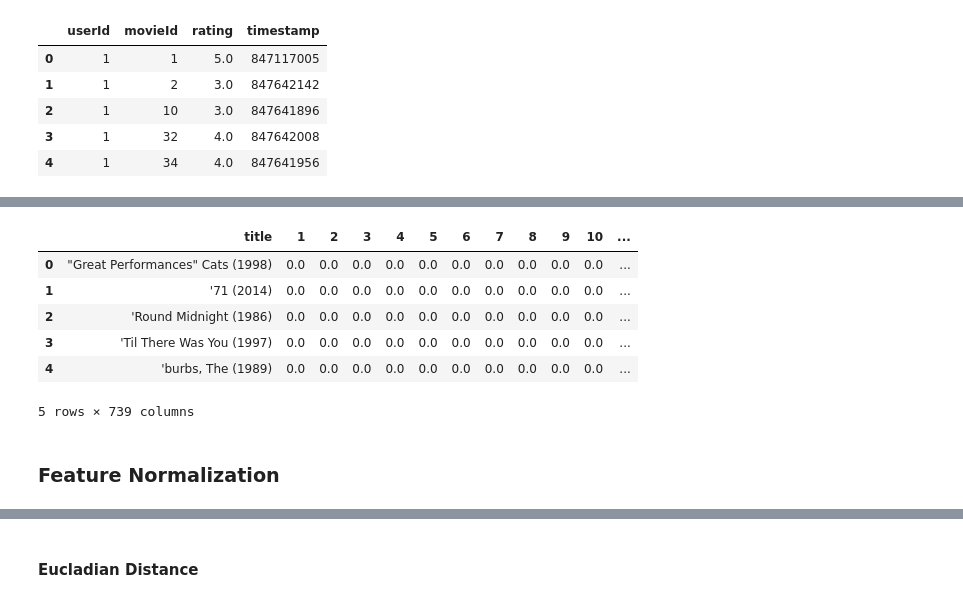
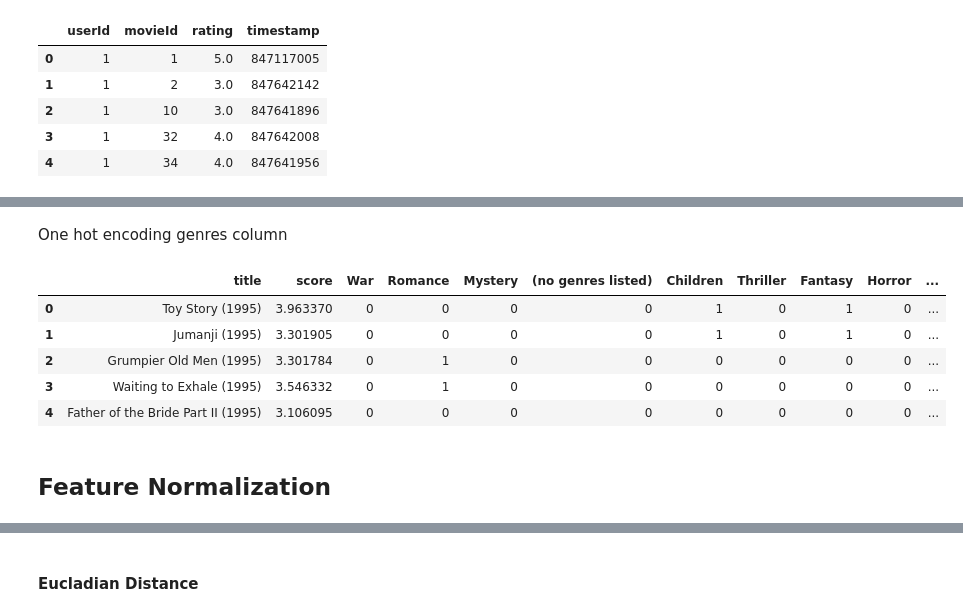
Before and after one commit to rpnugroho/Simple_KNN_from_Scratch, a Jupyter notebook: Movie_Recommendation_Using_Simple_KNN.ipynb, the cells around one changed output, grey strips where cells are left out. Saved outputs shown, nothing was run; the diff lists cells and outputs as text; code cells hidden in the pictures.

```diff
--- a/Movie_Recommendation_Using_Simple_KNN.ipynb
+++ b/Movie_Recommendation_Using_Simple_KNN.ipynb
@@ -37,0 +48,18 @@ pivot_df = df.pivot_table(index='title',columns='userId',values='rating').fillna
+# %%
+#calculate weighted rating for each movie
+content_based = pd.merge(movies[['movieId', 'title', 'genres']], ratings[['movieId', 'userId', 'rating']], on='movieId')
+avgRating = content_based.groupby('movieId').rating.mean().to_list()
+content_based = content_based.groupby(['movieId', 'title','genres']).rating.count().reset_index(name='numRating')
+content_based['avgRating'] = avgRating
+
+def imdb_weighted_rating(df, var=0.8):
+    v = df['numRating']
+    R = df['avgRating']
+    C = df['avgRating'].mean()
+    m = df['numRating'].quantile(var)
+
+    df['score'] = (v/(m + v))*R + (m/(m + v))*C
+    return df['score']
+
+imdb_weighted_rating(content_based)
+content_based.head()
@@ -38,23 +73,23 @@ pivot_df = df.pivot_table(index='title',columns='userId',values='rating').fillna
+# %% [markdown]
+One hot encoding genres column
 # %%
-#add genre column
-features_df = pd.merge(pivot_df, movies[['title', 'genres']], on='title')
-features_df['genres'] = features_df.genres.str.split('|')
+#onehot encoding genre at content_based df
+content_based['genres'] = content_based.genres.str.split('|')
 
-#onehot encoding genre at features_df df
-features_df.genres.apply(set)
-for genres in set.union(*features_df.genres.apply(set)):
-    features_df[genres] = features_df.apply(lambda x: int(x.genres.count(genres)), axis=1)
-features_df.drop('genres', axis=1, inplace=True)
-features_df.head()
+content_based.genres.apply(set)
+for genres in set.union(*content_based.genres.apply(set)):
+    content_based[genres] = content_based.apply(lambda x: int(x.genres.count(genres)), axis=1)
-# %% [output]
-|  | title | 1 | 2 | 3 | 4 | 5 | 6 | 7 | 8 | 9 | 10 | ... |
-| 0 | "Great Performances" Cats (1998) | 0.0 | 0.0 | 0.0 | 0.0 | 0.0 | 0.0 | 0.0 | 0.0 | 0.0 | 0.0 | ... |
-| 1 | '71 (2014) | 0.0 | 0.0 | 0.0 | 0.0 | 0.0 | 0.0 | 0.0 | 0.0 | 0.0 | 0.0 | ... |
-| 2 | 'Round Midnight (1986) | 0.0 | 0.0 | 0.0 | 0.0 | 0.0 | 0.0 | 0.0 | 0.0 | 0.0 | 0.0 | ... |
-| 3 | 'Til There Was You (1997) | 0.0 | 0.0 | 0.0 | 0.0 | 0.0 | 0.0 | 0.0 | 0.0 | 0.0 | 0.0 | ... |
-| 4 | 'burbs, The (1989) | 0.0 | 0.0 | 0.0 | 0.0 | 0.0 | 0.0 | 0.0 | 0.0 | 0.0 | 0.0 | ... |
-5 rows × 739 columns
+# %%
+content_based.drop(['genres', 'movieId', 'numRating', 'avgRating'], axis=1, inplace=True)
+content_based.head()
+# %% [output]
+|  | title | score | War | Romance | Mystery | (no genres listed) | Children | Thriller | Fantasy | Horror | ... |
+| 0 | Toy Story (1995) | 3.963370 | 0 | 0 | 0 | 0 | 1 | 0 | 1 | 0 | ... |
+| 1 | Jumanji (1995) | 3.301905 | 0 | 0 | 0 | 0 | 1 | 0 | 1 | 0 | ... |
+| 2 | Grumpier Old Men (1995) | 3.301784 | 0 | 1 | 0 | 0 | 0 | 0 | 0 | 0 | ... |
+| 3 | Waiting to Exhale (1995) | 3.546332 | 0 | 1 | 0 | 0 | 0 | 0 | 0 | 0 | ... |
+| 4 | Father of the Bride Part II (1995) | 3.106095 | 0 | 0 | 0 | 0 | 0 | 0 | 0 | 0 | ... |
 # %% [markdown]
-### Feature Normalization
+## Feature Normalization
 # %%
 def normalize(df):
```
Also changed, not shown: parts of 18 cells of this notebook.
